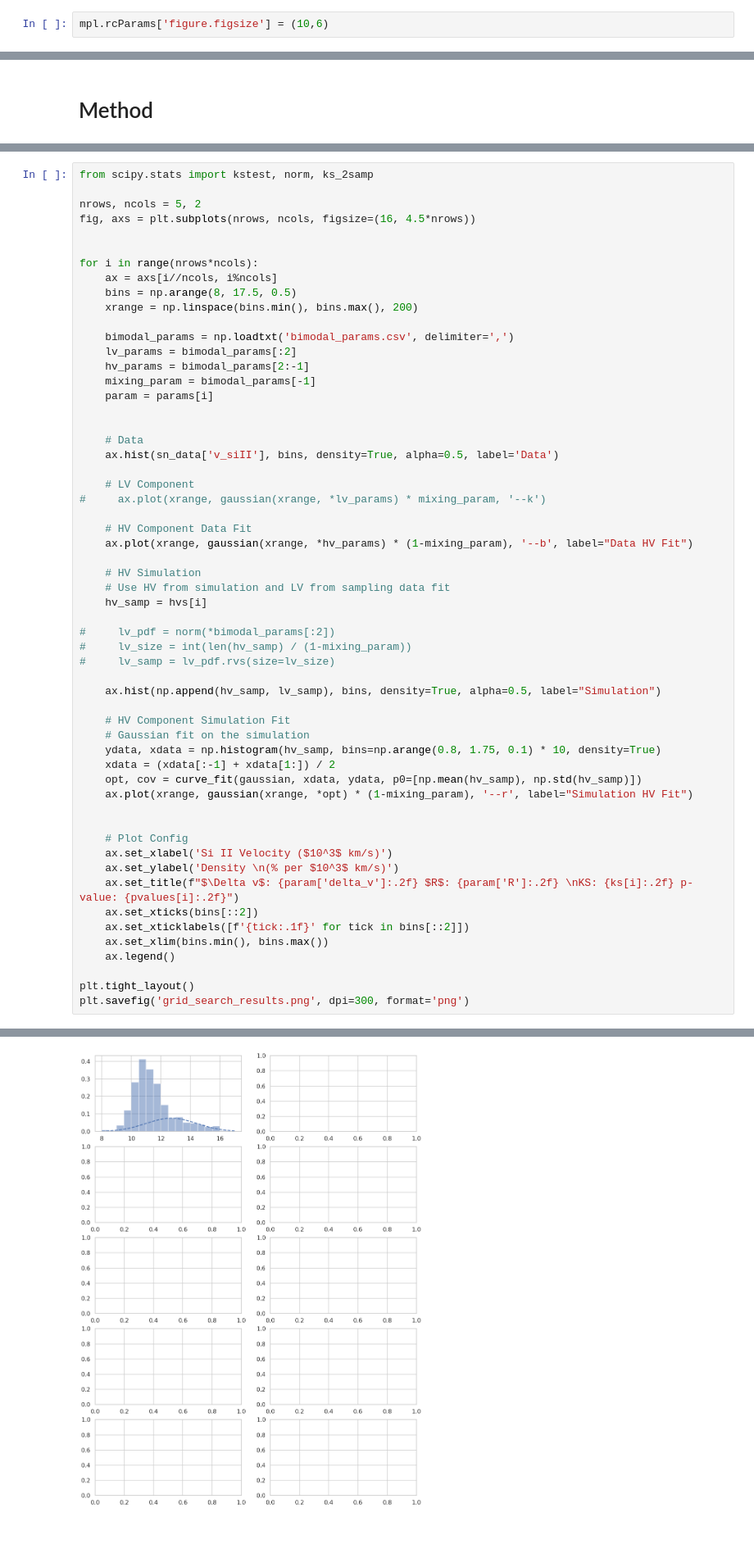
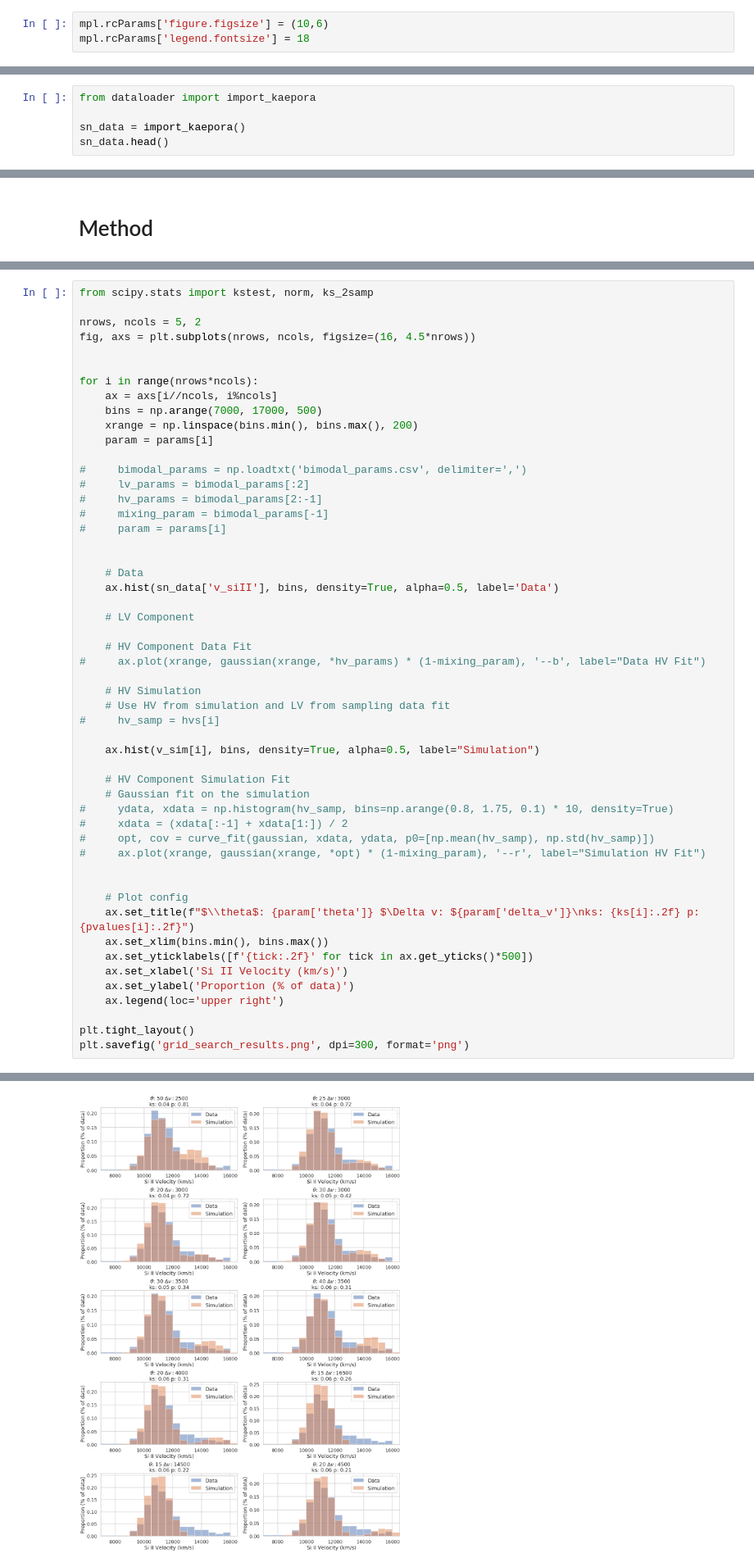
Before and after one commit to ketozhang/ejecta-velocities-of-type-Ia-supernovae, a Jupyter notebook: simulation.ipynb, the cells around one changed output, grey strips where cells are left out. Shown at 82% size. Saved outputs shown, nothing was run; the diff lists cells and outputs as text; blank space fills up the shorter version.

```diff
--- a/simulation.ipynb
+++ b/simulation.ipynb
@@ -8,6 +8,7 @@ import sqlite3
 sns.set(context='talk', style='whitegrid', color_codes=True)
 # %%
 mpl.rcParams['figure.figsize'] = (10,6)
+mpl.rcParams['legend.fontsize'] = 18
 # %% [markdown]
 # Preamble
 # %% [markdown]
@@ -128,0 +24,5 @@ plt.title('Kaepora');
+# %%
+from dataloader import import_kaepora
+
+sn_data = import_kaepora()
+sn_data.head()
@@ -248,51 +189,46 @@ fig, axs = plt.subplots(nrows, ncols, figsize=(16, 4.5*nrows))
 
 for i in range(nrows*ncols):
     ax = axs[i//ncols, i%ncols]
-    bins = np.arange(8, 17.5, 0.5)
+    bins = np.arange(7000, 17000, 500)
     xrange = np.linspace(bins.min(), bins.max(), 200)
+    param = params[i]
 
-    bimodal_params = np.loadtxt('bimodal_params.csv', delimiter=',')
-    lv_params = bimodal_params[:2]
-    hv_params = bimodal_params[2:-1]
-    mixing_param = bimodal_params[-1]
-    param = params[i]
+#     bimodal_params = np.loadtxt('bimodal_params.csv', delimiter=',')
+#     lv_params = bimodal_params[:2]
+#     hv_params = bimodal_params[2:-1]
+#     mixing_param = bimodal_params[-1]
+#     param = params[i]
 
 
     # Data
     ax.hist(sn_data['v_siII'], bins, density=True, alpha=0.5, label='Data')
 
     # LV Component
-#     ax.plot(xrange, gaussian(xrange, *lv_params) * mixing_param, '--k')
 
     # HV Component Data Fit
-    ax.plot(xrange, gaussian(xrange, *hv_params) * (1-mixing_param), '--b', label="Data HV Fit")
+#     ax.plot(xrange, gaussian(xrange, *hv_params) * (1-mixing_param), '--b', label="Data HV Fit")
 
     # HV Simulation
     # Use HV from simulation and LV from sampling data fit
-    hv_samp = hvs[i]
+#     hv_samp = hvs[i]
 
-#     lv_pdf = norm(*bimodal_params[:2])
-#     lv_size = int(len(hv_samp) / (1-mixing_param))
-#     lv_samp = lv_pdf.rvs(size=lv_size)
-
-    ax.hist(np.append(hv_samp, lv_samp), bins, density=True, alpha=0.5, label="Simulation")
+    ax.hist(v_sim[i], bins, density=True, alpha=0.5, label="Simulation")
 
     # HV Component Simulation Fit
     # Gaussian fit on the simulation
-    ydata, xdata = np.histogram(hv_samp, bins=np.arange(0.8, 1.75, 0.1) * 10, density=True)
-    xdata = (xdata[:-1] + xdata[1:]) / 2
-    opt, cov = curve_fit(gaussian, xdata, ydata, p0=[np.mean(hv_samp), np.std(hv_samp)])
-    ax.plot(xrange, gaussian(xrange, *opt) * (1-mixing_param), '--r', label="Simulation HV Fit")
+#     ydata, xdata = np.histogram(hv_samp, bins=np.arange(0.8, 1.75, 0.1) * 10, density=True)
+#     xdata = (xdata[:-1] + xdata[1:]) / 2
+#     opt, cov = curve_fit(gaussian, xdata, ydata, p0=[np.mean(hv_samp), np.std(hv_samp)])
+#     ax.plot(xrange, gaussian(xrange, *opt) * (1-mixing_param), '--r', label="Simulation HV Fit")
 
 
-    # Plot Config
-    ax.set_xlabel('Si II Velocity ($10^3$ km/s)')
-    ax.set_ylabel('Density \n(% per $10^3$ km/s)')
-    ax.set_title(f"$\Delta v$: {param['delta_v']:.2f} $R$: {param['R']:.2f} \nKS: {ks[i]:.2f} p-value: {pvalues[i]:.2f}")
-    ax.set_xticks(bins[::2])
-    ax.set_xticklabels([f'{tick:.1f}' for tick in bins[::2]])
+    # Plot config
+    ax.set_title(f"$\\theta$: {param['theta']} $\Delta v: ${param['delta_v']}\nks: {ks[i]:.2f} p: {pvalues[i]:.2f}")
     ax.set_xlim(bins.min(), bins.max())
-    ax.legend()
+    ax.set_yticklabels([f'{tick:.2f}' for tick in ax.get_yticks()*500])
+    ax.set_xlabel('Si II Velocity (km/s)')
+    ax.set_ylabel('Proportion (% of data)')
+    ax.legend(loc='upper right')
 
 plt.tight_layout()
 plt.savefig('grid_search_results.png', dpi=300, format='png')
@@ -301,4 +236,4 @@ NameError: name 'lv_samp' is not defined
-[figure, old version]
+[figure, new version]
 # %%
 nrows, ncols = 5, 2
 fig, axs = plt.subplots(nrows, ncols, figsize=(16, 4.5*nrows))
```
Also changed, not shown: parts of 20 cells of this notebook, 24 other files.
